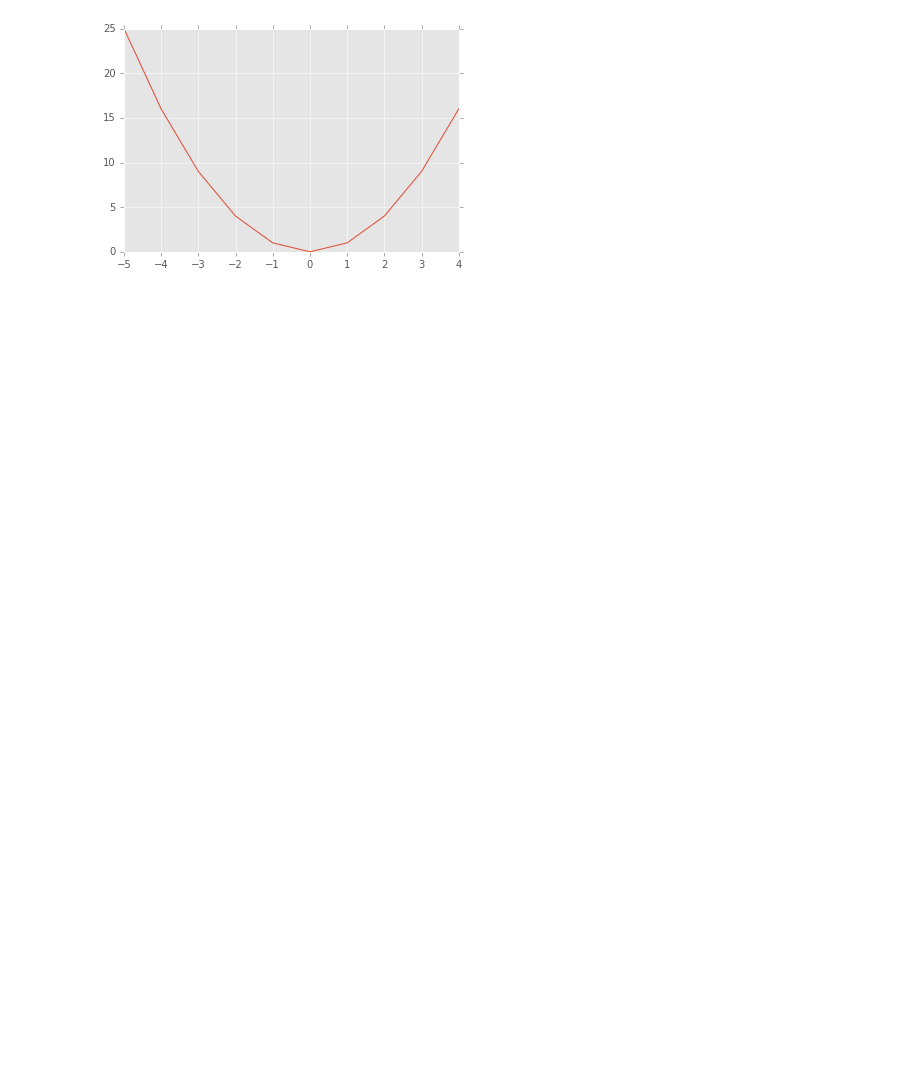
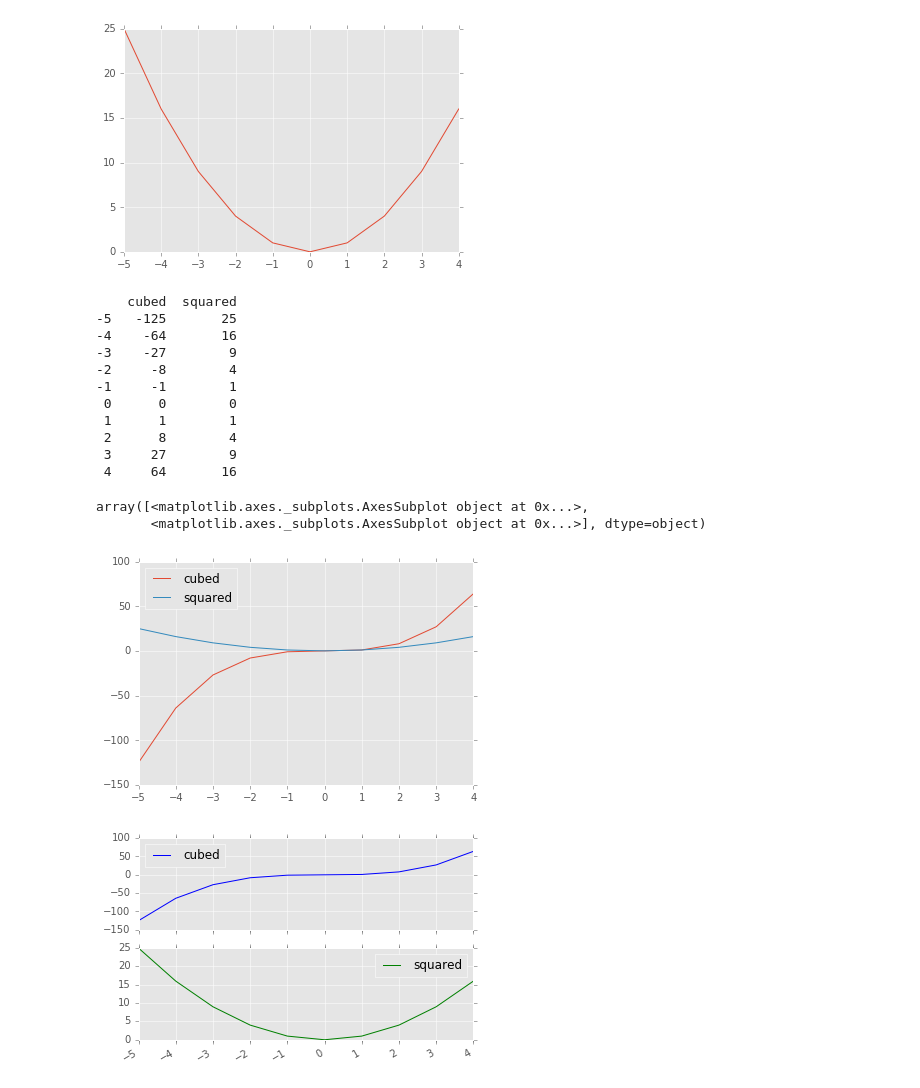
Before and after one commit to petrum/pandas-help, a Jupyter notebook: plotting.ipynb, the cells around one changed output. Saved outputs shown, nothing was run; the diff lists cells and outputs as text; code cells hidden in the pictures; blank space fills up the shorter version.

```diff
--- a/plotting.ipynb
+++ b/plotting.ipynb
@@ -1,30 +1,46 @@
 # %%
 #%matplotlib notebook
 %matplotlib inline
 import pandas as pd
 import matplotlib.pyplot as plt
 domain = list(range(-5, 5))
 print(domain)
 s = pd.Series([x * x for x in domain], index=domain)
 print(s)
 
 s.plot()
 plt.show()
 df = pd.DataFrame({'squared': [x * x for x in domain], 'cubed': [x * x * x for x in domain]}, index=domain)
 print(df)
+df.plot()
 df.plot(subplots=True)
 #plt.show()
 # %% [output]
 [-5, -4, -3, -2, -1, 0, 1, 2, 3, 4]
 -5    25
 -4    16
 -3     9
 -2     4
 -1     1
  0     0
  1     1
  2     4
  3     9
  4    16
 dtype: int64
 [figure]
+    cubed  squared
+-5   -125       25
+-4    -64       16
+-3    -27        9
+-2     -8        4
+-1     -1        1
+ 0      0        0
+ 1      1        1
+ 2      8        4
+ 3     27        9
+ 4     64       16
+array([<matplotlib.axes._subplots.AxesSubplot object at 0x...>,
+       <matplotlib.axes._subplots.AxesSubplot object at 0x...>], dtype=object)
+[figure, added]
+[figure, added]
```
